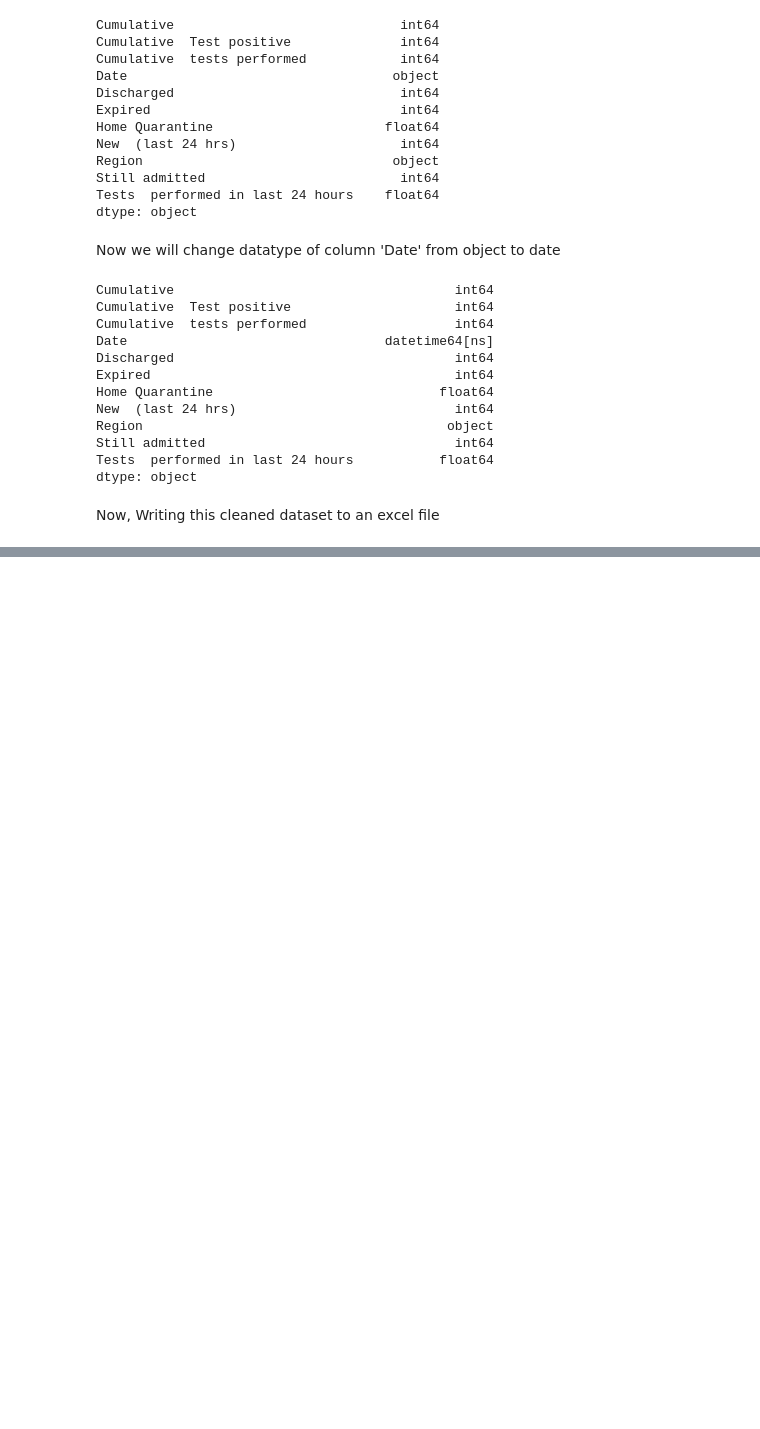
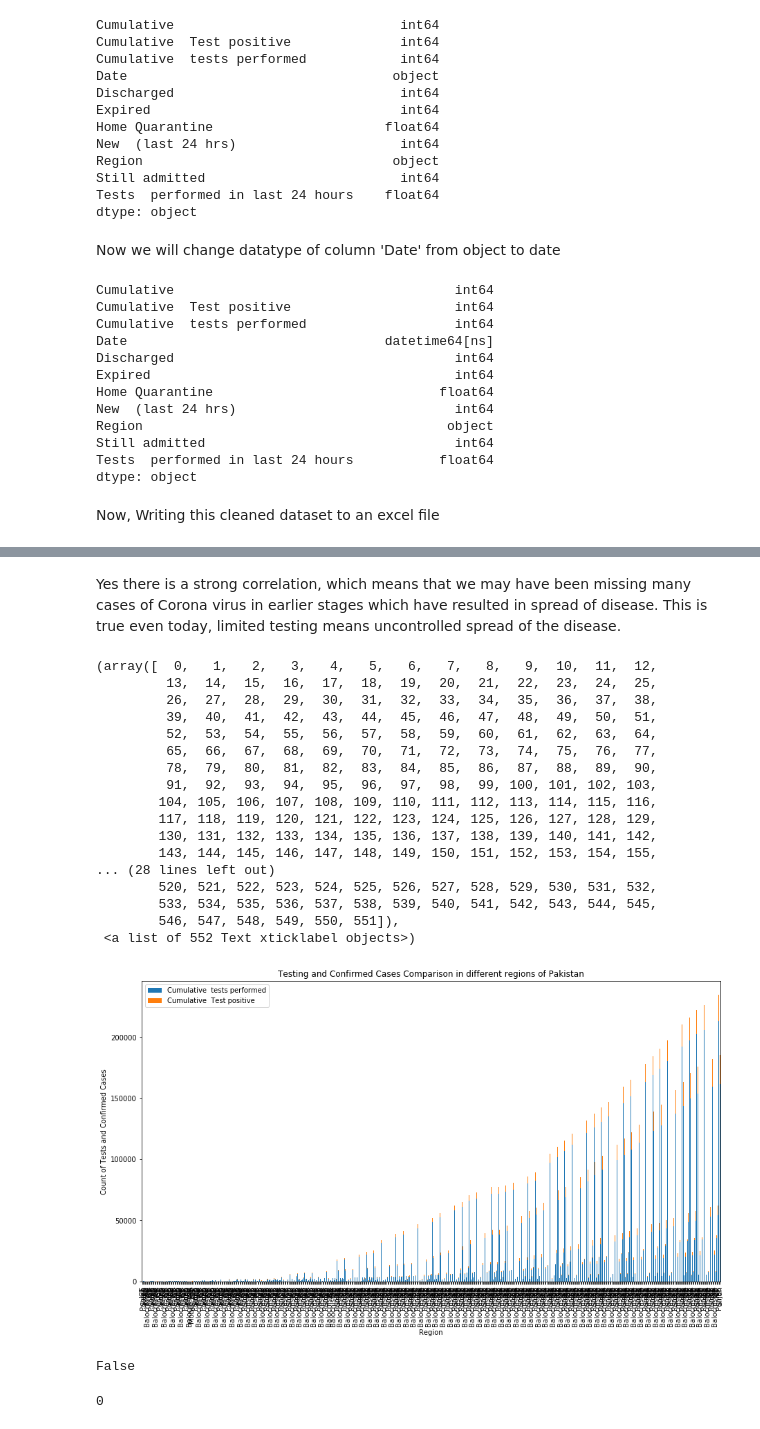
Before and after one commit to Ansa-bajwa/DS, a Jupyter notebook: DS.ipynb, the cells around one changed output, grey strips where cells are left out. Saved outputs shown, nothing was run; the diff lists cells and outputs as text; code cells hidden in the pictures; blank space fills up the shorter version.

```diff
--- a/DS.ipynb
+++ b/DS.ipynb
@@ -254,0 +292,41 @@ fig.show()
+# %% [markdown]
+Yes there is a strong correlation, which means that we may have been missing many cases of Corona virus in earlier stages which have resulted in spread of disease. This is true even today, limited testing means uncontrolled spread of the disease.
+# %%
+fig, ax = plt.subplots(figsize=(15,8))
+covid_data.plot.bar(x='Region',y=['Cumulative  tests performed','Cumulative  Test positive'],stacked=True, ax=ax)
+ax.legend()
+plt.title("Testing and Confirmed Cases Comparison in different regions of Pakistan")
+plt.ylabel('Count of Tests and Confirmed Cases')
+plt.xticks(rotation=90)
+# %% [output]
+(array([  0,   1,   2,   3,   4,   5,   6,   7,   8,   9,  10,  11,  12,
+         13,  14,  15,  16,  17,  18,  19,  20,  21,  22,  23,  24,  25,
+         26,  27,  28,  29,  30,  31,  32,  33,  34,  35,  36,  37,  38,
+         39,  40,  41,  42,  43,  44,  45,  46,  47,  48,  49,  50,  51,
+         52,  53,  54,  55,  56,  57,  58,  59,  60,  61,  62,  63,  64,
+         65,  66,  67,  68,  69,  70,  71,  72,  73,  74,  75,  76,  77,
+         78,  79,  80,  81,  82,  83,  84,  85,  86,  87,  88,  89,  90,
+         91,  92,  93,  94,  95,  96,  97,  98,  99, 100, 101, 102, 103,
+        104, 105, 106, 107, 108, 109, 110, 111, 112, 113, 114, 115, 116,
+        117, 118, 119, 120, 121, 122, 123, 124, 125, 126, 127, 128, 129,
+        130, 131, 132, 133, 134, 135, 136, 137, 138, 139, 140, 141, 142,
+        143, 144, 145, 146, 147, 148, 149, 150, 151, 152, 153, 154, 155,
+... (28 lines left out)
+        520, 521, 522, 523, 524, 525, 526, 527, 528, 529, 530, 531, 532,
+        533, 534, 535, 536, 537, 538, 539, 540, 541, 542, 543, 544, 545,
+        546, 547, 548, 549, 550, 551]),
+ <a list of 552 Text xticklabel objects>)
+[figure, added]
+# %%
+d={'john':40,"peter":45}
+d1={'john':466,"peter":45}
+
+d==d1
+# %% [output]
+False
+# %%
+a=16
+b=15
+a%b//a
+# %% [output]
+0
```
Also changed, not shown: parts of 11 cells of this notebook, 2 other files.
